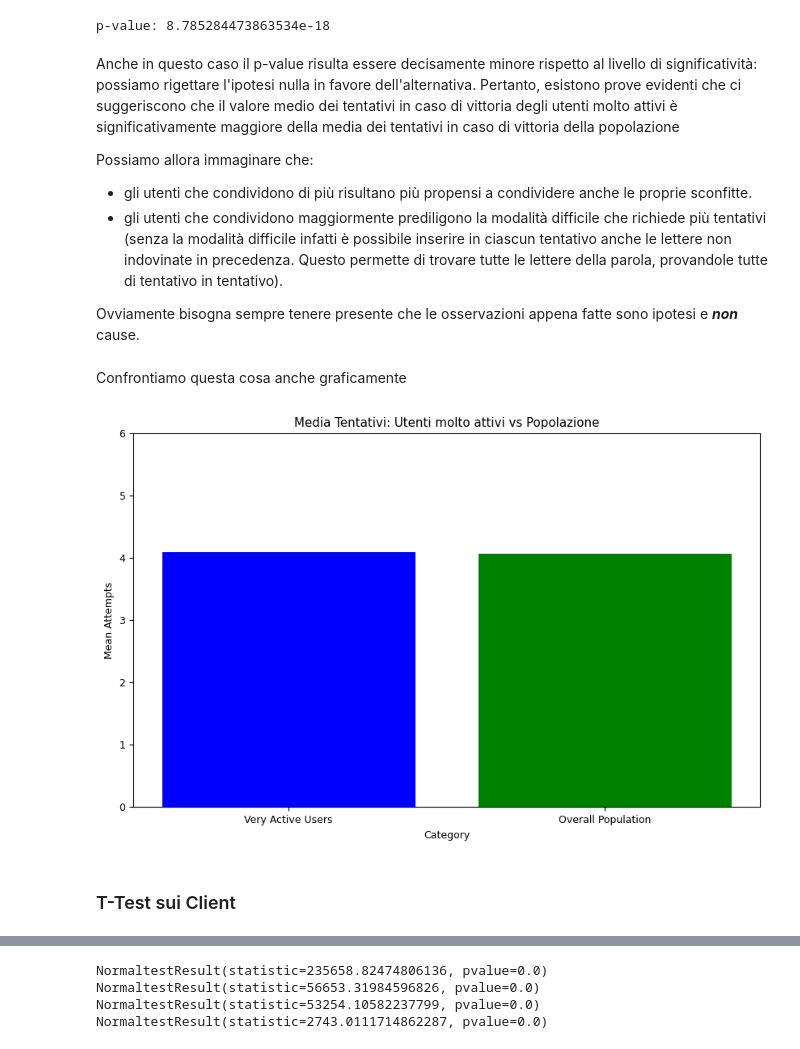
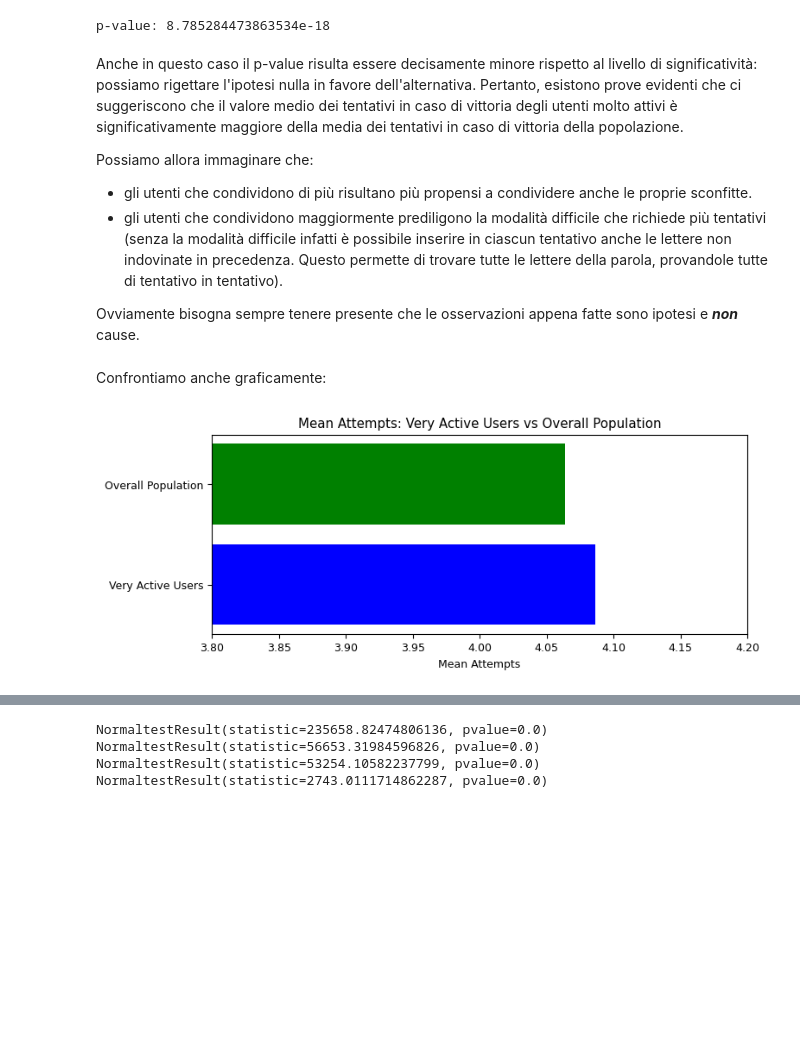
Before and after one commit to roby-ianny/IannelloSuffia_DataScienceProject, a Jupyter notebook: DataScienceProject.ipynb, the cells around one changed output, grey strips where cells are left out. Saved outputs shown, nothing was run; the diff lists cells and outputs as text; code cells hidden in the pictures; blank space fills up the shorter version.

```diff
--- a/DataScienceProject.ipynb
+++ b/DataScienceProject.ipynb
@@ -1187,7 +1178,7 @@ print("p-value:", p_value)
 # %% [output]
 p-value: 8.785284473863534e-18
 # %% [markdown]
-Anche in questo caso il p-value risulta essere decisamente minore rispetto al livello di significatività: possiamo rigettare l'ipotesi nulla in favore dell'alternativa. Pertanto, esistono prove evidenti che ci suggeriscono che il valore medio dei tentativi in caso di vittoria degli utenti molto attivi è significativamente maggiore della media dei tentativi in caso di vittoria della popolazione
+Anche in questo caso il p-value risulta essere decisamente minore rispetto al livello di significatività: possiamo rigettare l'ipotesi nulla in favore dell'alternativa. Pertanto, esistono prove evidenti che ci suggeriscono che il valore medio dei tentativi in caso di vittoria degli utenti molto attivi è significativamente maggiore della media dei tentativi in caso di vittoria della popolazione.
 
 Possiamo allora immaginare che:
 - gli utenti che condividono di più risultano più propensi a condividere anche le proprie sconfitte.
@@ -1195,20 +1186,17 @@ Possiamo allora immaginare che:
 
 Ovviamente bisogna sempre tenere presente che le osservazioni appena fatte sono ipotesi e ***non*** cause.
 # %% [markdown]
-Confrontiamo questa cosa anche graficamente
+Confrontiamo anche graficamente:
 # %%
 groups = ['Very Active Users', 'Overall Population']
 means = [winning_attempts_very_high_activity.mean(), winning_attempts_mean]
 
 # Traccia il grafico a barre
-plt.figure(figsize=(10, 6))
-plt.bar(groups, means, color=['blue', 'green'])
-plt.xlabel('Category')
-plt.ylabel('Mean Attempts')
-plt.title('Media Tentativi: Utenti molto attivi vs Popolazione')
-plt.ylim(0, 6)
+plt.figure(figsize=(8, 3))
+plt.barh(groups, means, color=['blue', 'green'])
+plt.xlabel('Mean Attempts')
+plt.title('Mean Attempts: Very Active Users vs Overall Population')
+plt.xlim(3.8, 4.2)
 plt.show()
 # %% [output]
-[figure, old version]
+[figure, new version]
-# %% [markdown]
-### T-Test sui Client
```
Also changed, not shown: parts of 93 cells of this notebook, 3 other files.
